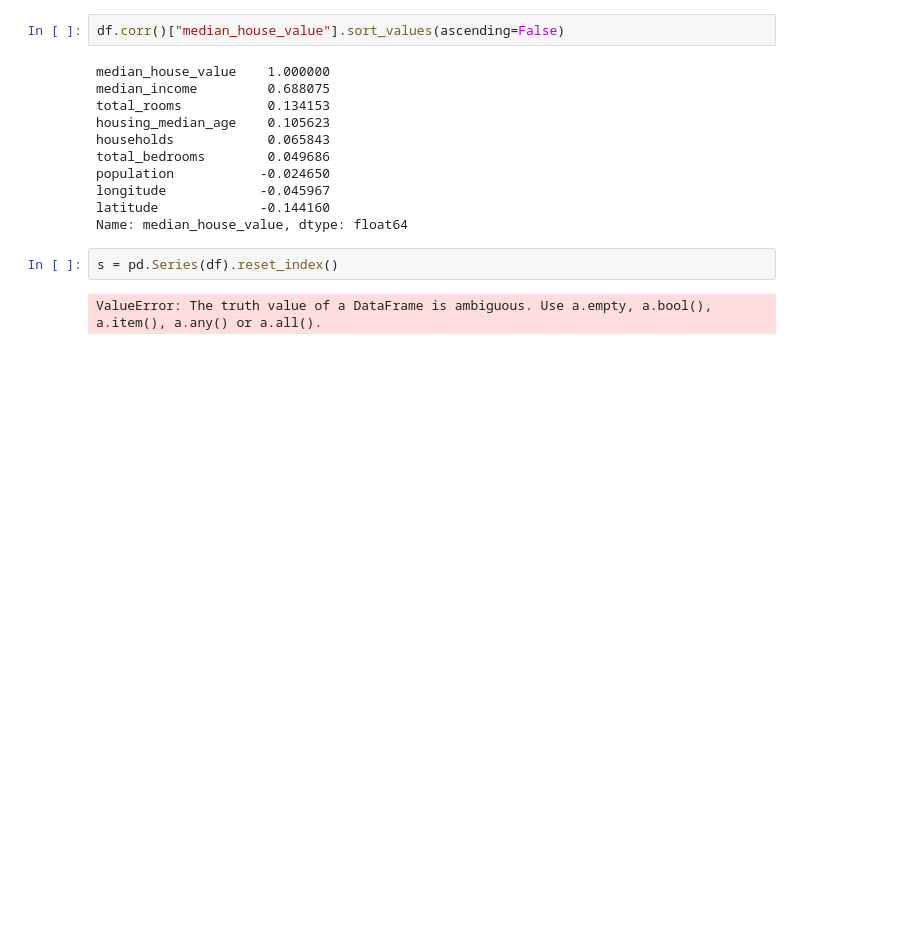
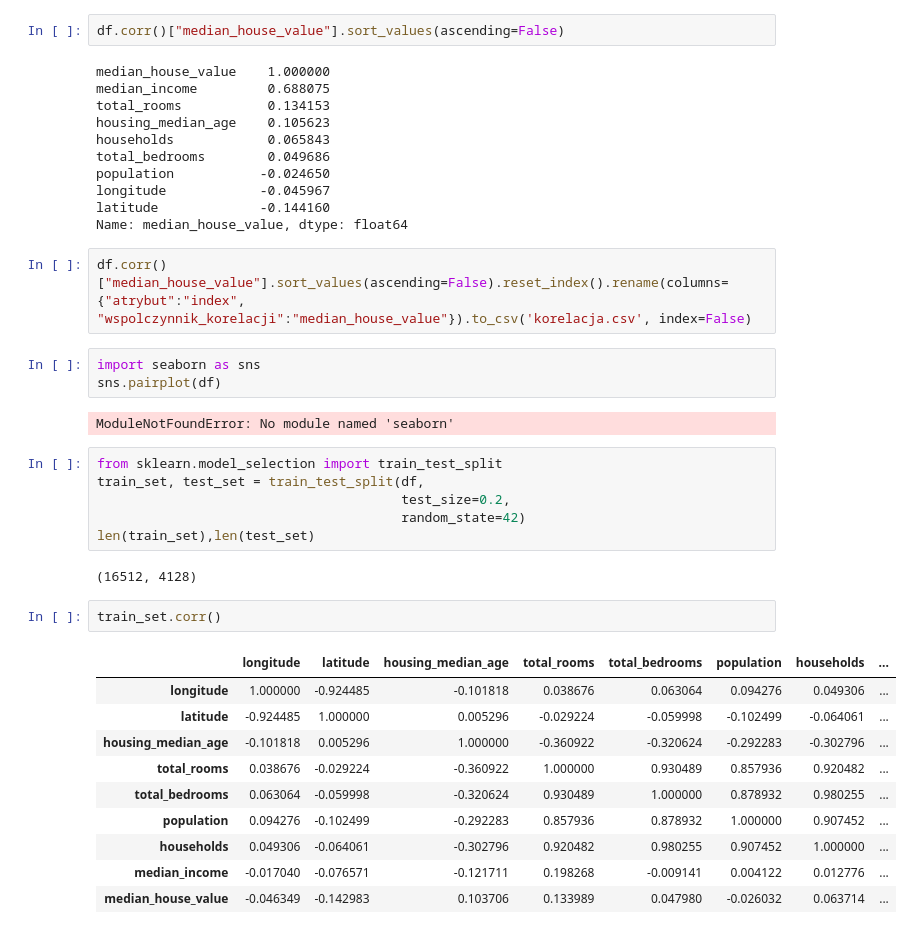
Before and after one commit to Tigerly1/ML, a Jupyter notebook: lab1.ipynb, the cells around one changed output. Drawn from its saved outputs; the diff is of its cells as text; blank space fills up the shorter version.

```diff
--- a/lab1.ipynb
+++ b/lab1.ipynb
@@ -103,6 +103,30 @@ longitude            -0.045967
 latitude             -0.144160
 Name: median_house_value, dtype: float64
 # %%
-s = pd.Series(df).reset_index()
+df.corr()["median_house_value"].sort_values(ascending=False).reset_index().rename(columns={"atrybut":"index", "wspolczynnik_korelacji":"median_house_value"}).to_csv('korelacja.csv', index=False)
-# %% [output]
-ValueError: The truth value of a DataFrame is ambiguous. Use a.empty, a.bool(), a.item(), a.any() or a.all().
+# %%
+import seaborn as sns
+sns.pairplot(df)
+# %% [output]
+ModuleNotFoundError: No module named 'seaborn'
+# %%
+from sklearn.model_selection import train_test_split
+train_set, test_set = train_test_split(df,
+                                       test_size=0.2,
+                                       random_state=42)
+len(train_set),len(test_set)
+# %% [output]
+(16512, 4128)
+# %%
+train_set.corr()
+# %% [output]
+|  | longitude | latitude | housing_median_age | total_rooms | total_bedrooms | population | households | ... |
+| longitude | 1.000000 | -0.924485 | -0.101818 | 0.038676 | 0.063064 | 0.094276 | 0.049306 | ... |
+| latitude | -0.924485 | 1.000000 | 0.005296 | -0.029224 | -0.059998 | -0.102499 | -0.064061 | ... |
+| housing_median_age | -0.101818 | 0.005296 | 1.000000 | -0.360922 | -0.320624 | -0.292283 | -0.302796 | ... |
+| total_rooms | 0.038676 | -0.029224 | -0.360922 | 1.000000 | 0.930489 | 0.857936 | 0.920482 | ... |
+| total_bedrooms | 0.063064 | -0.059998 | -0.320624 | 0.930489 | 1.000000 | 0.878932 | 0.980255 | ... |
+| population | 0.094276 | -0.102499 | -0.292283 | 0.857936 | 0.878932 | 1.000000 | 0.907452 | ... |
+| households | 0.049306 | -0.064061 | -0.302796 | 0.920482 | 0.980255 | 0.907452 | 1.000000 | ... |
+| median_income | -0.017040 | -0.076571 | -0.121711 | 0.198268 | -0.009141 | 0.004122 | 0.012776 | ... |
+| median_house_value | -0.046349 | -0.142983 | 0.103706 | 0.133989 | 0.047980 | -0.026032 | 0.063714 | ... |
```
Also changed, not shown: parts of 3 cells of this notebook.
